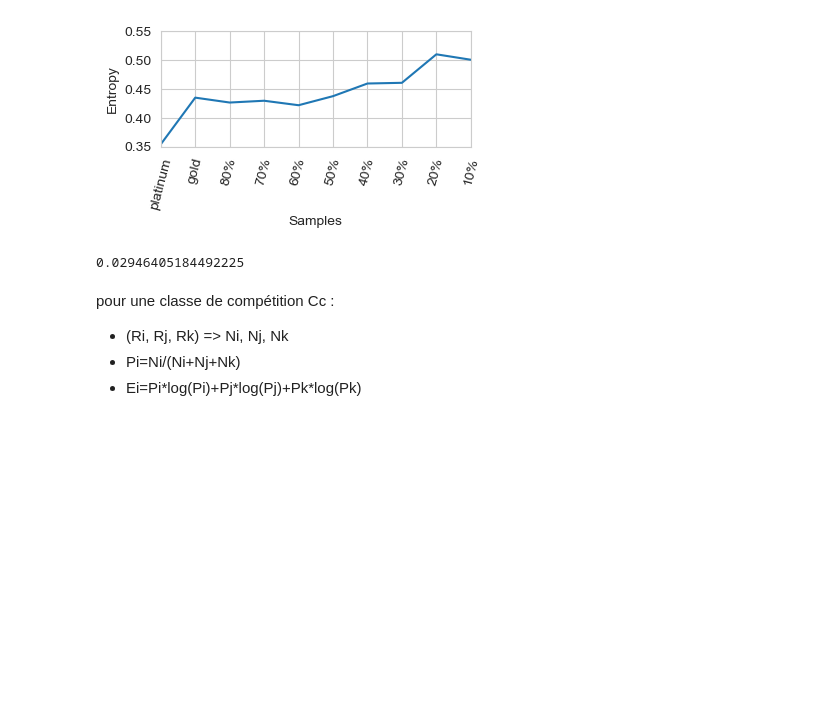
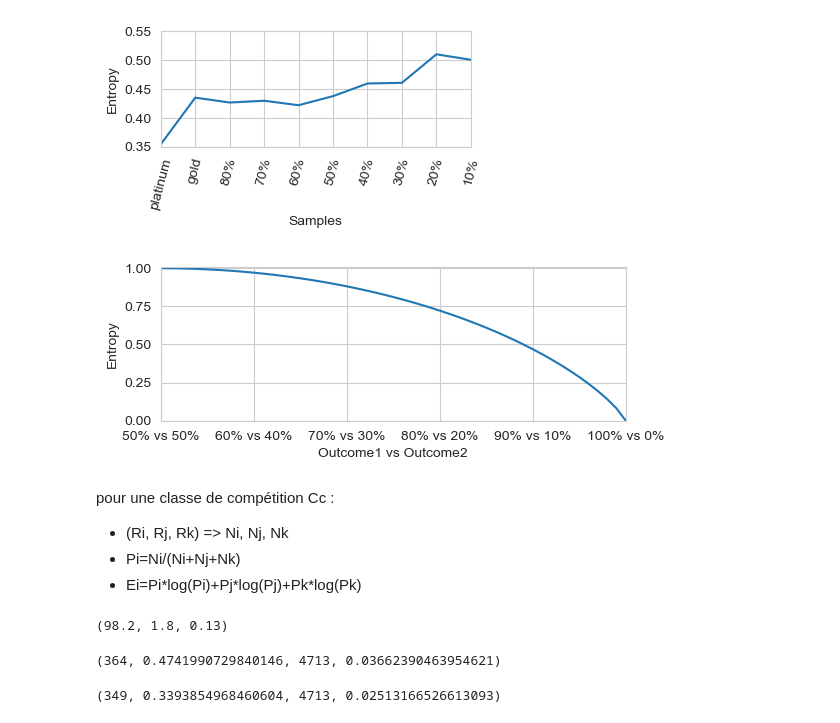
Before and after one commit to gboye/SWIM, a Jupyter notebook: ParadigmGeneration/Vlexique2/WordStructure-EntropyCalculation.ipynb, the cells around one changed output. Cells and saved outputs as stored; diff of their text form; code cells hidden in the pictures; blank space fills up the shorter version.

Commit message:
EntropyCalculation-Naire

```diff
--- a/ParadigmGeneration/Vlexique2/WordStructure-EntropyCalculation.ipynb
+++ b/ParadigmGeneration/Vlexique2/WordStructure-EntropyCalculation.ipynb
@@ -497,12 +498,26 @@ ax.set_ylabel('Entropy')
 plt.savefig(repFiles+"Entropy-Samples.png",dpi=300,bbox_inches="tight")
 # %% [output]
 [figure]
-# %%
-entropy([99.7,.3],base=2)
-# %% [output]
-0.02946405184492225
+# %%
+uncertainty={}
+for i in reversed(range(51)):
+    uncertainty["%d%% vs %d%%"%(100-i,i)]=entropy([100-i,i],base=2)
+# uncertainty
+ax=pd.Series(uncertainty).plot(figsize=(6,2))
+ax.set_ylim(0,1.01)
+ax.set_xlim(0,50)
+ax.set_xlabel('Outcome1 vs Outcome2')
+ax.set_ylabel('Entropy')
+plt.savefig(repFiles+"Article/Entropy-2Outcomes.png",dpi=300,bbox_inches="tight")
+# %% [output]
+[figure, added]
 # %% [markdown]
 pour une classe de compétition Cc :
 - (Ri, Rj, Rk) => Ni, Nj, Nk
 - Pi=Ni/(Ni+Nj+Nk)
 - Ei=Pi\*log(Pi)+Pj\*log(Pj)+Pk\*log(Pk)
+# %%
+x=1.8
+100-x,x,round(entropy([100-x,x],base=2),3)
+# %% [output]
+(98.2, 1.8, 0.13)
@@ -508,0 +533,16 @@ pour une classe de compétition Cc :
+# %%
+c1=[327,37]
+o=[4108,210,22,8,1]
+t1=sum(c1)
+t=t1+sum(o)
+t1,entropie(c1),t,t1/t*entropie(c1)
+# %% [output]
+(364, 0.4741990729840146, 4713, 0.03662390463954621)
+# %%
+c1=[22,327]
+o=[4108,210,37,8,1]
+t1=sum(c1)
+t=t1+sum(o)
+t1,entropie(c1),t,t1/t*entropie(c1)
+# %% [output]
+(349, 0.3393854968460604, 4713, 0.02513166526613093)
```
Also changed, not shown: parts of 2 cells of this notebook, 1 other file.
